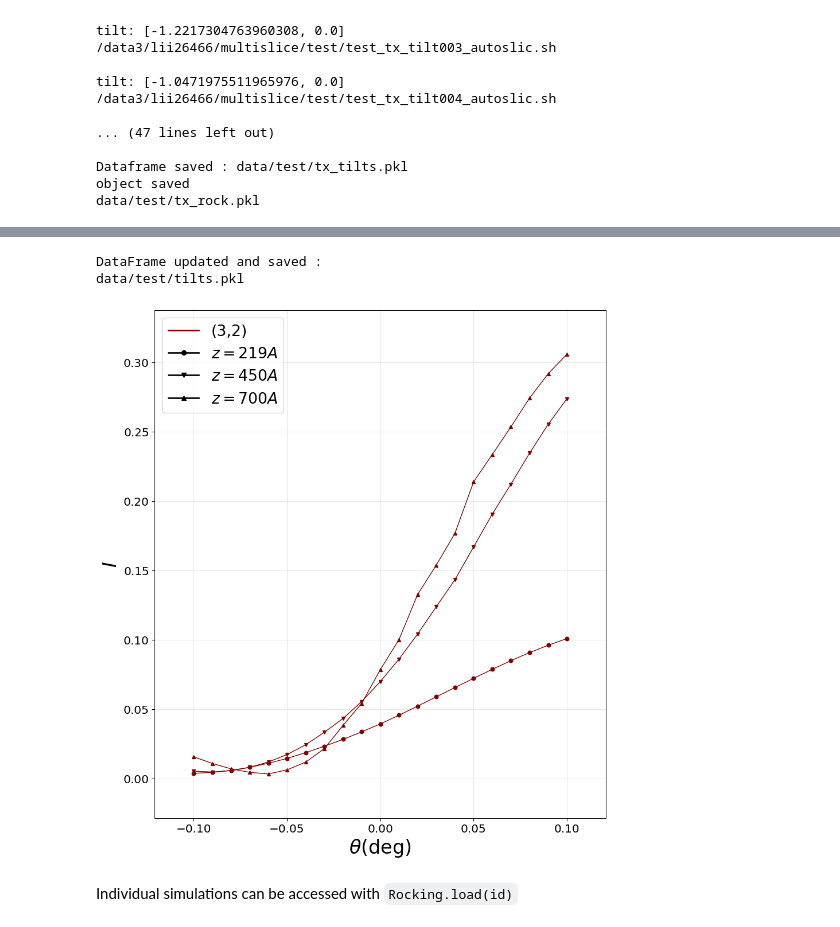
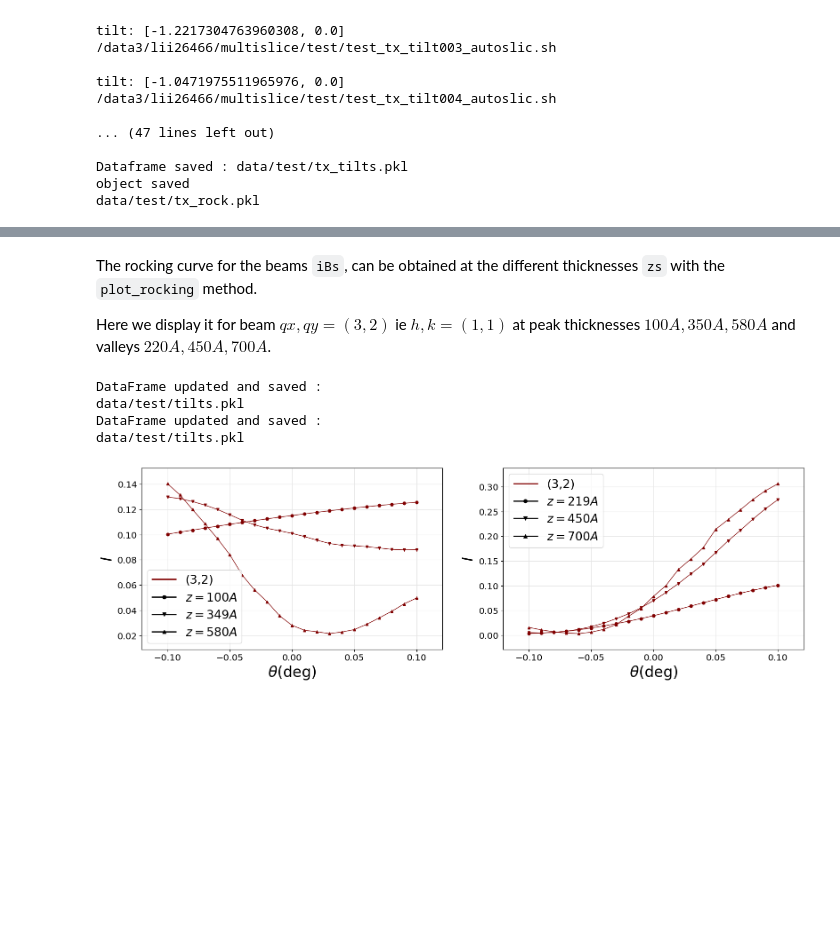
Before and after one commit to ccp4/electron-diffraction, a Jupyter notebook: multislice/notebooks/multislice/Silicon.ipynb, the cells around one changed output, grey strips where cells are left out. Cells and saved outputs as stored; diff of their text form; code cells hidden in the pictures; blank space fills up the shorter version.

```diff
--- a/multislice/notebooks/multislice/Silicon.ipynb
+++ b/multislice/notebooks/multislice/Silicon.ipynb
@@ -20,4 +43,4 @@ Since we will be simulating the same crystal orientation using different paramet
 # %%
 args = {'name':path,'mulslice':False,'data':'Si110.xyz','keV':200,
-             'repeat':[3,2,20],'NxNy':512,'slice_thick':1.91,'Nhk':3}
+             'repeat':[3,2,200],'NxNy':512,'slice_thick':1.91,'Nhk':3}
 # %%
@@ -198,5 +220,7 @@ It is possible to display information about the full set of simulations by using
 # %%
-rock = pp.rock_load(path,'')
+rock = pp.rock_load(path,'tx')
 rock.update()
+ms0 = rock.load(0)
+ms0.beam_vs_thickness(tol=1e-4)
 # %% [output]
 DataFrame updated and saved :
@@ -219,9 +244,14 @@ test_txtilt020_autoslic.pkl  0.994462
+# %% [markdown]
+The rocking curve for the beams `iBs`,  can be obtained at the different thicknesses `zs`  with the `plot_rocking` method.
+
+Here we display it for beam $qx,qy=(3,2)$ ie $h,k=(1,1)$ at peak thicknesses $100A, 350A, 580A$ and valleys  $220A, 450A, 700A$.
 # %%
-# rock.plot_rocking(iBs=[(3,2)],zs=[100,350,580])#iZs=slice(50,None,50))
-rock.plot_rocking(iBs=[(3,2)],zs=[220,450,700])#iZs=slice(50,None,50))
+fig,(ax0,ax1) = dsp.create_fig(figsize='21',rc=[1,2])
+rock.plot_rocking(iBs=[(3,2)],zs=[100,350,580],ax=ax0,setPos=0)
+rock.plot_rocking(iBs=[(3,2)],zs=[220,450,700],ax=ax1,setPos=0)
 # %% [output]
 DataFrame updated and saved :
 data/test/tilts.pkl
+DataFrame updated and saved :
+data/test/tilts.pkl
-[figure, old version]
+[figure, new version]
-# %% [markdown]
-Individual simulations can be accessed with `Rocking.load(id)`
```
Also changed, not shown: parts of 54 cells of this notebook, 2 other files.
